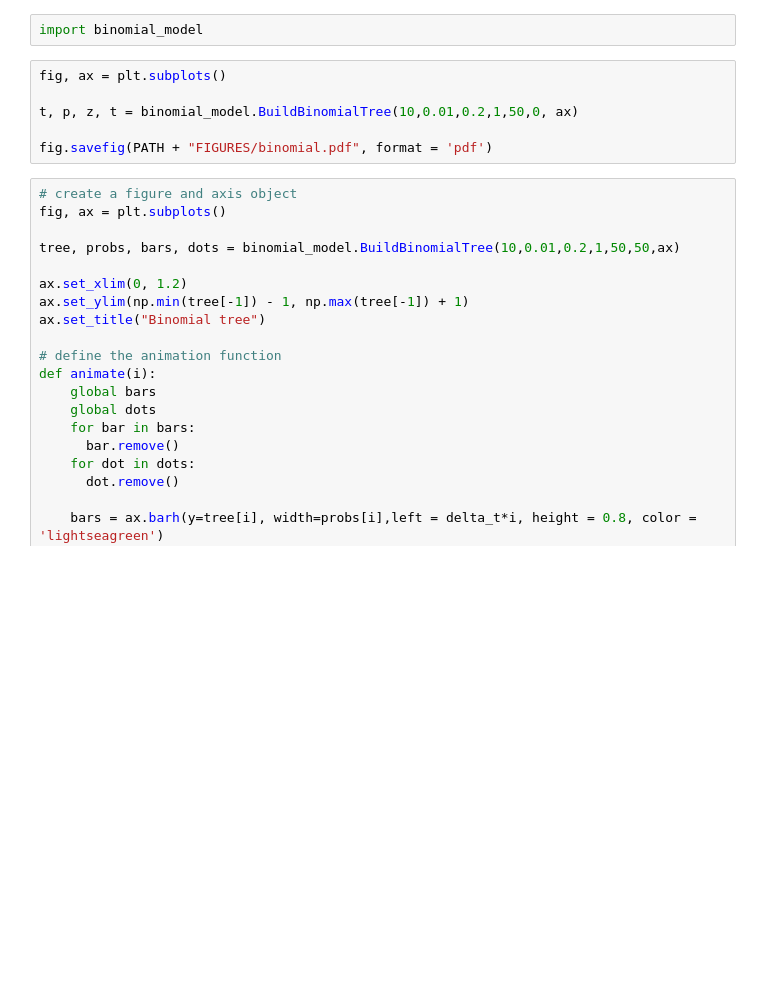
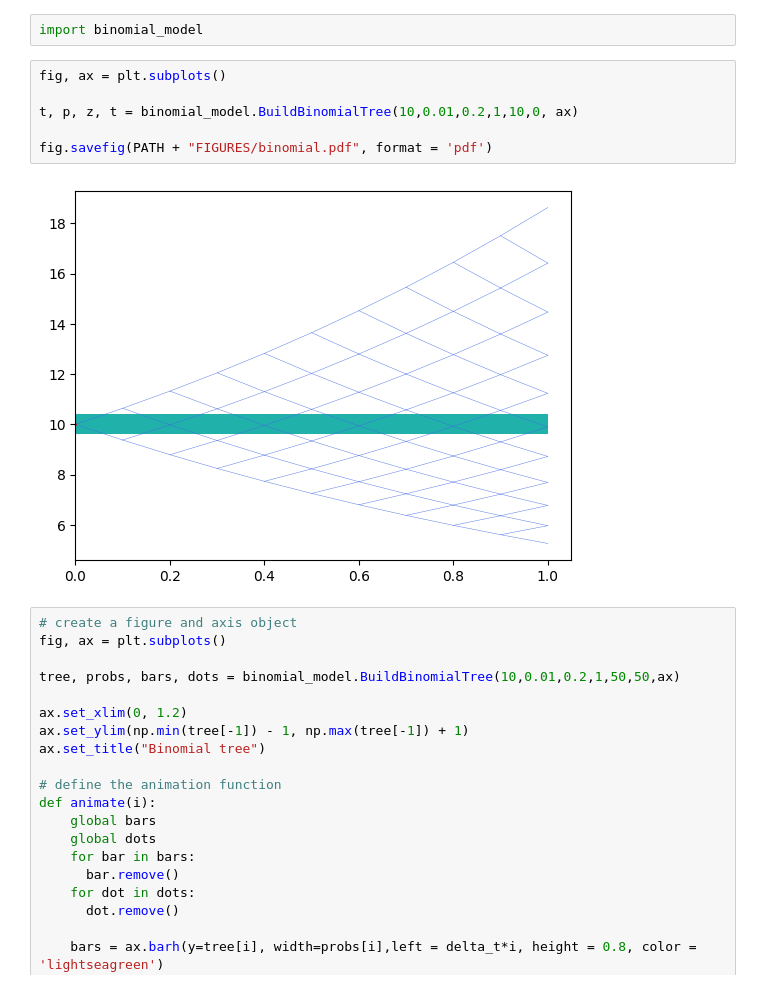
Before and after one commit to Lolillosky/QuantMethodsFinance, a Jupyter notebook: NOTEBOOKS/4_Binomial_Model.ipynb, the cells around one changed output. Saved outputs shown, nothing was run; the diff lists cells and outputs as text; blank space fills up the shorter version.

Commit message:
Binomial model code finished, also the notebook. Greeks added but not tested

```diff
--- a/NOTEBOOKS/4_Binomial_Model.ipynb
+++ b/NOTEBOOKS/4_Binomial_Model.ipynb
@@ -39,9 +39,11 @@ import binomial_model
 # %%
 fig, ax = plt.subplots()
 
-t, p, z, t = binomial_model.BuildBinomialTree(10,0.01,0.2,1,50,0, ax)
+t, p, z, t = binomial_model.BuildBinomialTree(10,0.01,0.2,1,10,0, ax)
 
 fig.savefig(PATH + "FIGURES/binomial.pdf", format = 'pdf')
+# %% [output]
+[figure, added]
 # %%
 # create a figure and axis object
 fig, ax = plt.subplots()
```
Also changed, not shown: parts of 2 cells of this notebook, 2 other files.
